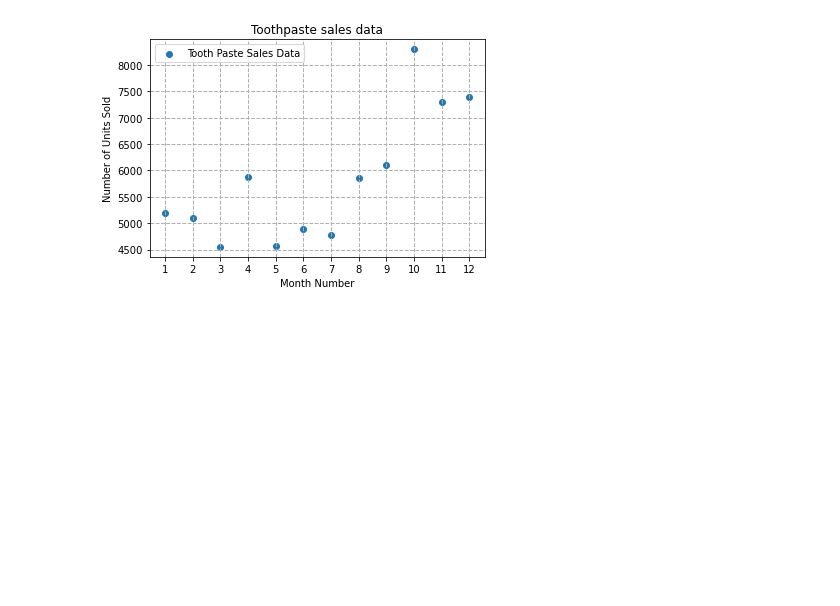
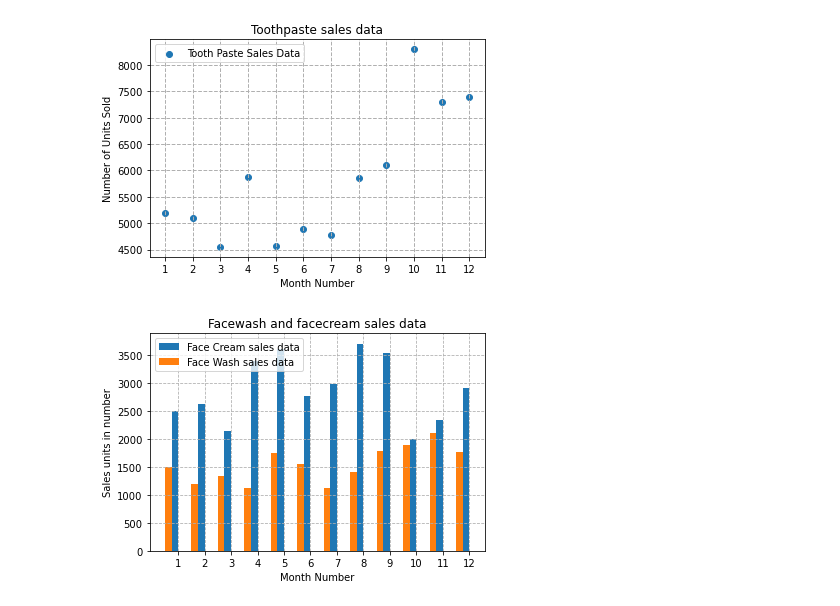
Before and after one commit to Jack1634/Data-Analysis, a Jupyter notebook: Example/data_visualization_practise.ipynb, the cells around one changed output. Cells and saved outputs as stored; diff of their text form; code cells hidden in the pictures; blank space fills up the shorter version.

```diff
--- a/Example/data_visualization_practise.ipynb
+++ b/Example/data_visualization_practise.ipynb
@@ -129,0 +132,19 @@ plt.show()
+# %%
+%matplotlib inline
+
+
+facecream = df["facecream"].tolist()
+facewash = df["facewash"].tolist()
+month = df["month_number"].tolist()
+
+plt.bar( [a-0.25 for a in month],  facecream, width=0.25,    label = 'Face Cream sales data', align = "edge" )
+plt.bar( [a-0.25 for a in month],  facewash,  width=-0.25,    label = 'Face Wash sales data', align ="edge")
+plt.xlabel('Month Number')
+plt.ylabel('Sales units in number')
+plt.legend(loc='upper left')
+plt.title('Facewash and facecream sales data')
+plt.xticks(month)
+plt.grid( linestyle="--")
+plt.show()
+# %% [output]
+[figure, added]
```
Also changed, not shown: parts of 1 cell of this notebook.
